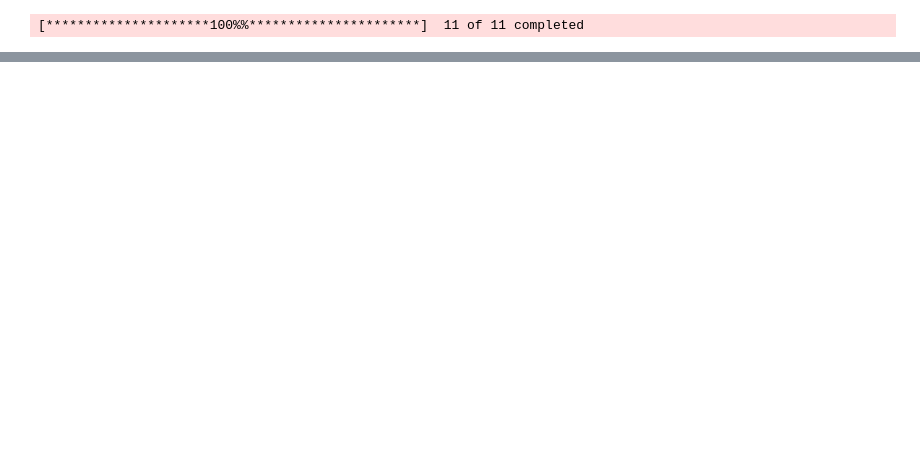
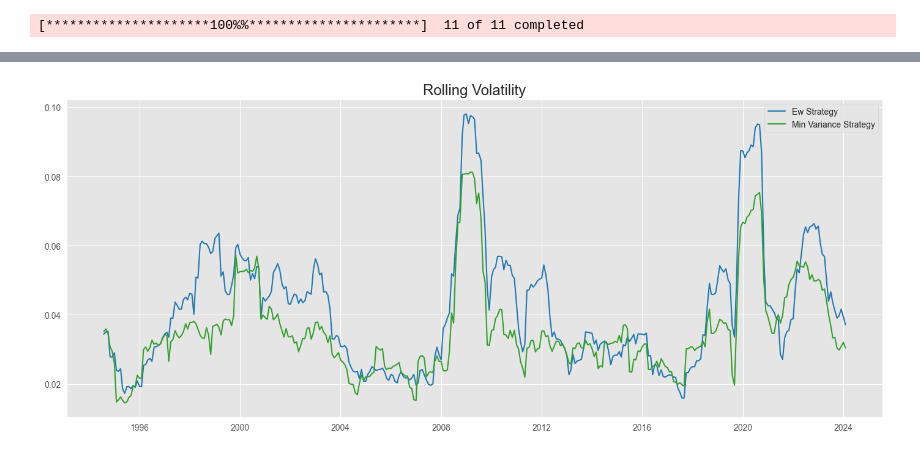
Before and after one commit to iltramont/MASTER_THESIS, a Jupyter notebook: run_strategies.ipynb, the cells around one changed output, grey strips where cells are left out. Cells and saved outputs as stored; diff of their text form; code cells hidden in the pictures; blank space fills up the shorter version.

```diff
--- a/run_strategies.ipynb
+++ b/run_strategies.ipynb
@@ -68,0 +118,10 @@ x.sum(axis=1).plot()
+# %%
+fig3, ax = plt.subplots(figsize=(14, 6), tight_layout=True)
+for i in range(len(df_strategy.columns)):
+    ax.plot(df_strategy.iloc[:, i].rolling(rolling_window, center=True).std(),
+            label=f'{df_strategy.columns[i].replace("_", " ").title()}', color=colors[i*2 +1])
+ax.legend()
+ax.set_title(f'Rolling Volatility', fontsize='xx-large')
+plt.show()
+# %% [output]
+[figure, added]
```
Also changed, not shown: parts of 17 cells of this notebook, 3 other files.
